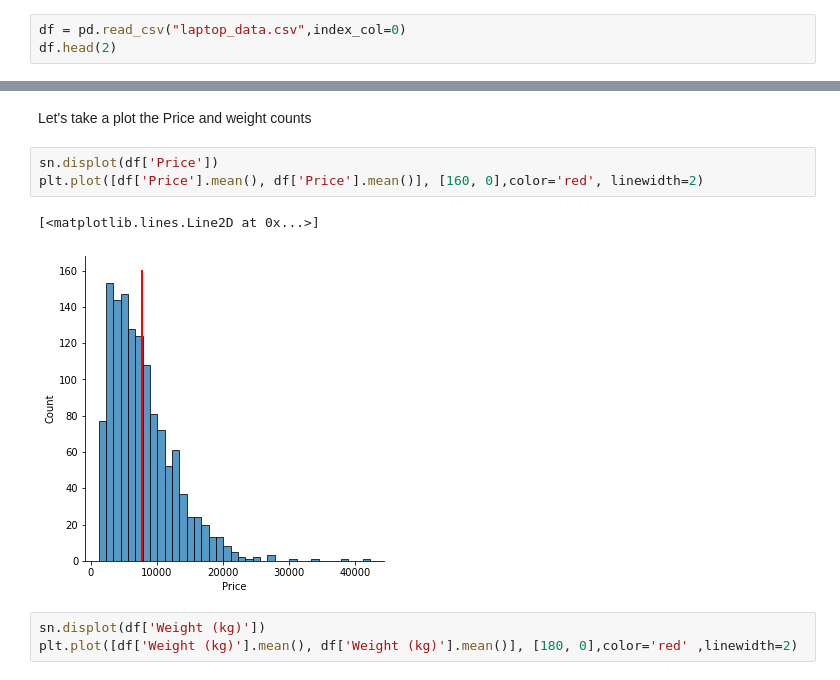
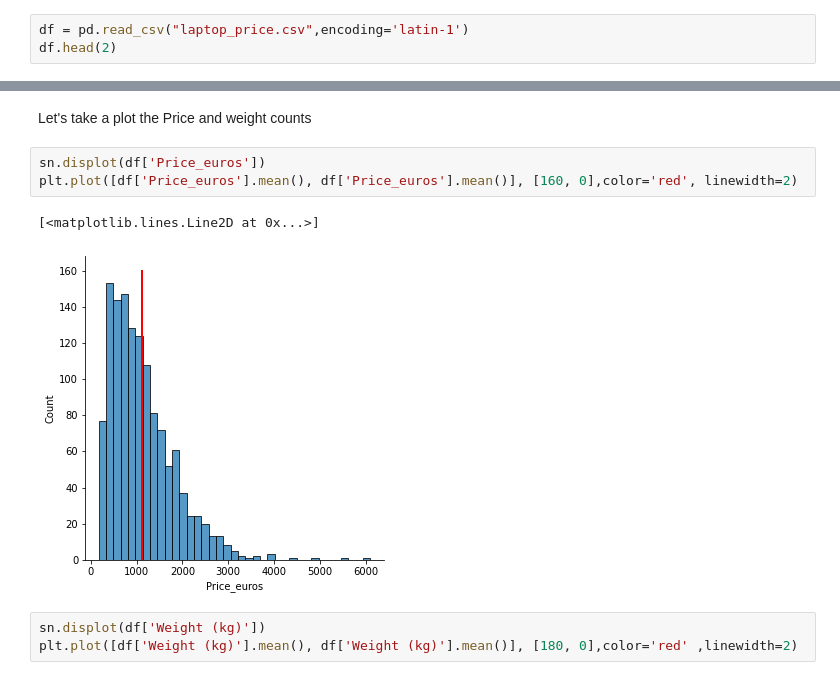
Before and after one commit to AmineMahdioui/Laptop_Price_predection, a Jupyter notebook: LPP.ipynb, the cells around one changed output, grey strips where cells are left out. Drawn from its saved outputs; the diff is of its cells as text.

```diff
--- a/LPP.ipynb
+++ b/LPP.ipynb
@@ -11,6 +9,6 @@ import seaborn as sn
 # %% [markdown]
 Importing the data from csv
 # %%
-df = pd.read_csv("laptop_data.csv",index_col=0)
+df = pd.read_csv("laptop_price.csv",encoding='latin-1')
 df.head(2)
 # %% [output]
@@ -147,11 +150,11 @@ These graphs tell us that people prefere laptops with 15.6" displays, and laptop
 # %% [markdown]
 Let's take a plot the Price and weight counts
 # %%
-sn.displot(df['Price'])
-plt.plot([df['Price'].mean(), df['Price'].mean()], [160, 0],color='red', linewidth=2)
+sn.displot(df['Price_euros'])
+plt.plot([df['Price_euros'].mean(), df['Price_euros'].mean()], [160, 0],color='red', linewidth=2)
 # %% [output]
 [<matplotlib.lines.Line2D at 0x...>]
-[figure, old version]
+[figure, new version]
 # %%
 sn.displot(df['Weight (kg)'])
 plt.plot([df['Weight (kg)'].mean(), df['Weight (kg)'].mean()], [180, 0],color='red' ,linewidth=2)
```
Also changed, not shown: parts of 83 cells of this notebook.
